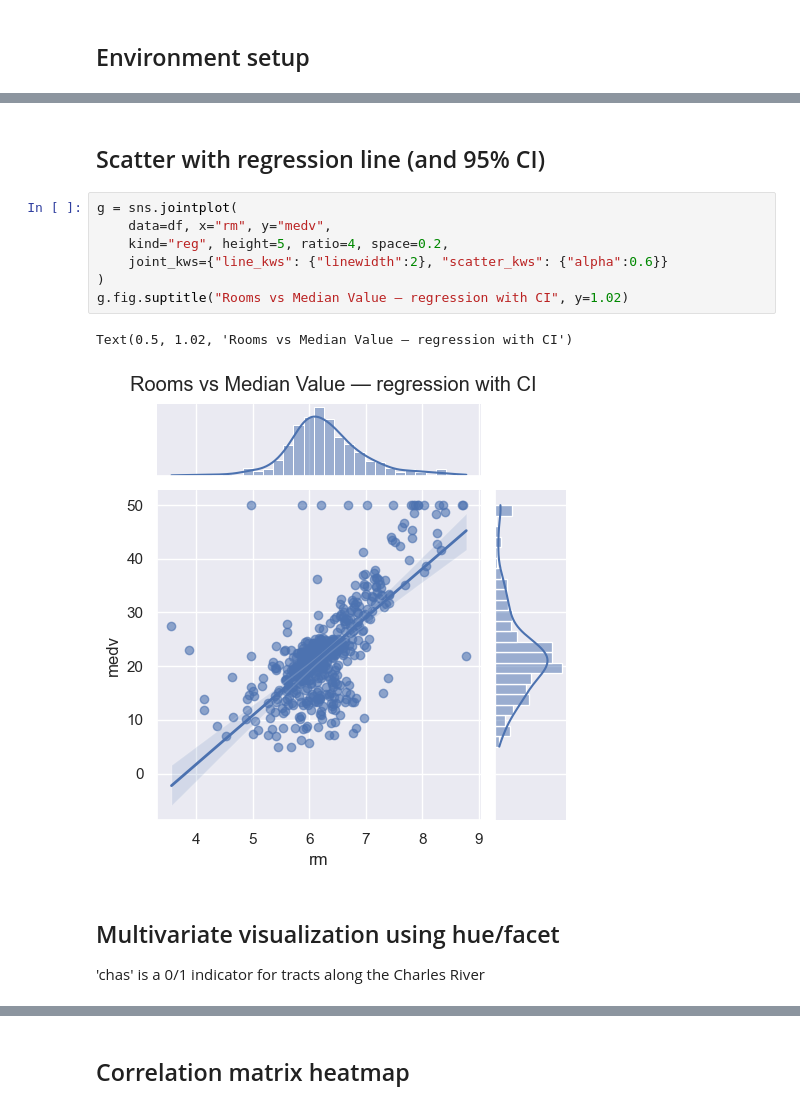
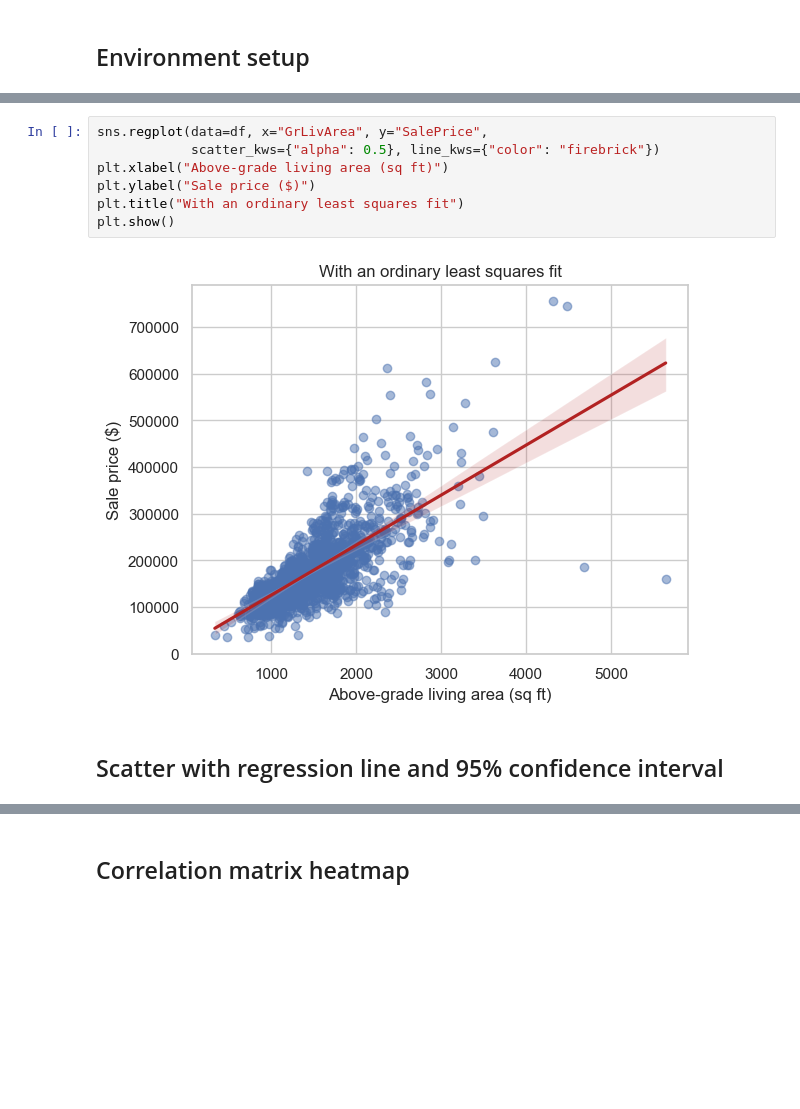
Before and after one commit to yinjunjun/datascience, a Jupyter notebook: Data_Visualization/docs/dats2102/docs/weekly/week10/Week10_relationships_modeling.ipynb, the cells around one changed output, grey strips where cells are left out. Drawn from its saved outputs; the diff is of its cells as text; blank space fills up the shorter version.

```diff
--- a/Data_Visualization/docs/dats2102/docs/weekly/week10/Week10_relationships_modeling.ipynb
+++ b/Data_Visualization/docs/dats2102/docs/weekly/week10/Week10_relationships_modeling.ipynb
@@ -76,15 +77,11 @@ plt.show()
+# %%
+sns.regplot(data=df, x="GrLivArea", y="SalePrice",
+            scatter_kws={"alpha": 0.5}, line_kws={"color": "firebrick"})
+plt.xlabel("Above-grade living area (sq ft)")
+plt.ylabel("Sale price ($)")
+plt.title("With an ordinary least squares fit")
+plt.show()
+# %% [output]
+[figure, added]
 # %% [markdown]
-## Scatter with regression line (and 95% CI)
+## Scatter with regression line and 95% confidence interval
-# %%
-g = sns.jointplot(
-    data=df, x="rm", y="medv",
-    kind="reg", height=5, ratio=4, space=0.2,
-    joint_kws={"line_kws": {"linewidth":2}, "scatter_kws": {"alpha":0.6}}
-)
-g.fig.suptitle("Rooms vs Median Value — regression with CI", y=1.02)
-# %% [output]
-Text(0.5, 1.02, 'Rooms vs Median Value — regression with CI')
-[figure, removed]
-# %% [markdown]
-## Multivariate visualization using hue/facet
- 'chas' is a 0/1 indicator for tracts along the Charles River
```
Also changed, not shown: parts of 71 cells of this notebook, 14 other files.
